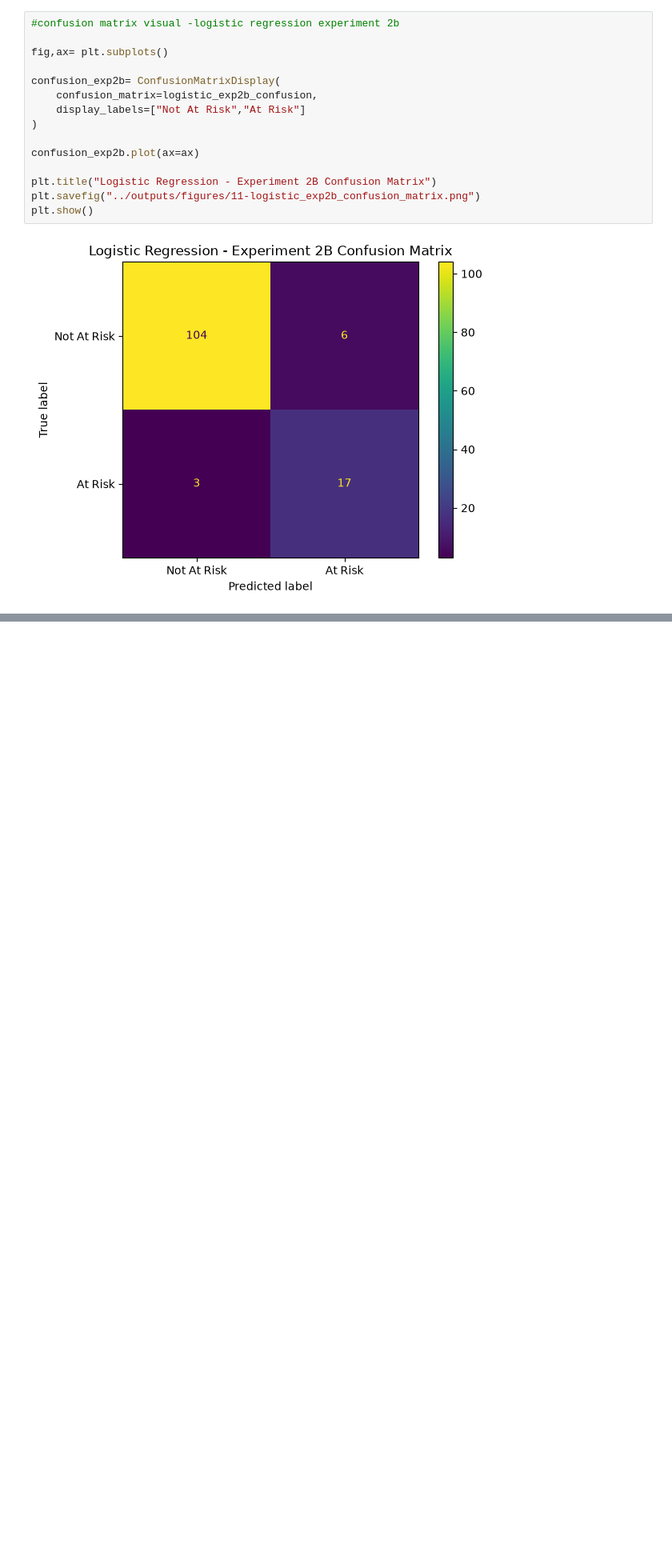
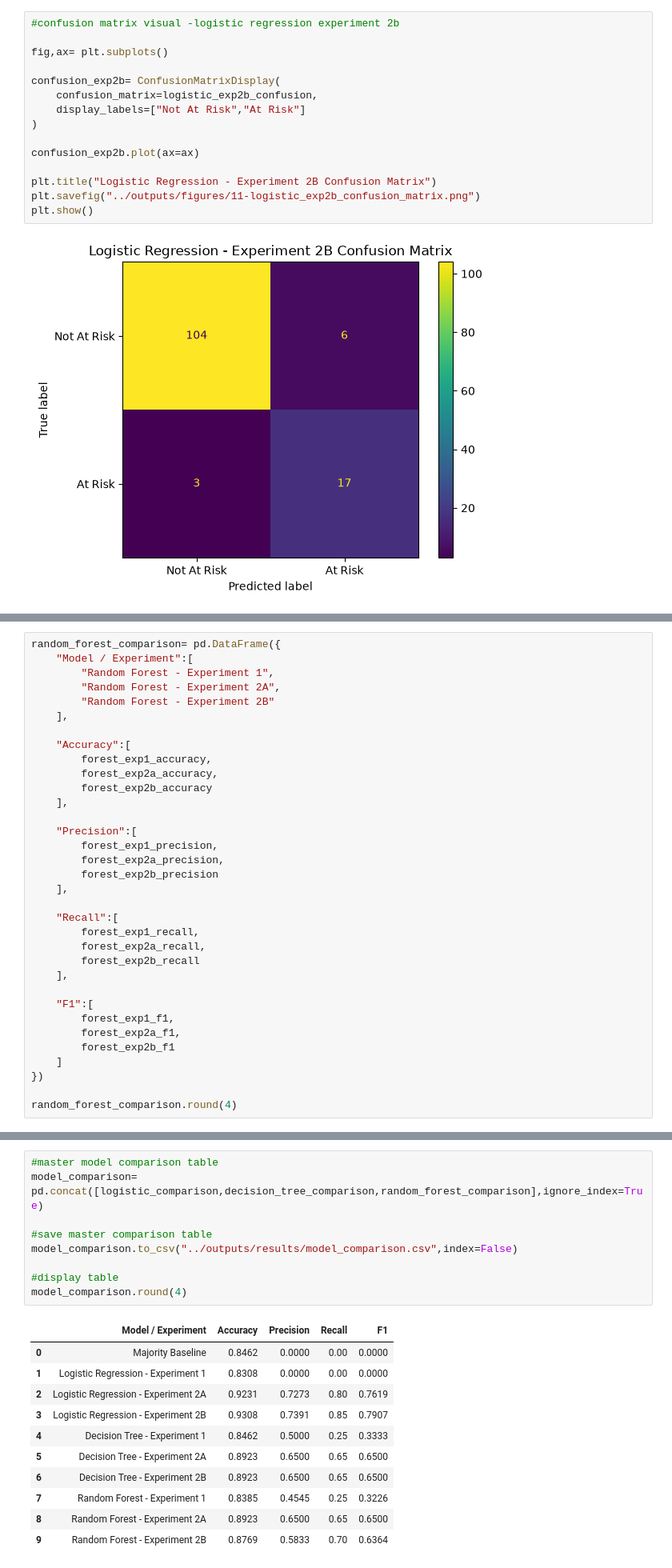
Before and after one commit to fip1234/phronesis, a Jupyter notebook: notebooks/01_eda.ipynb, the cells around one changed output, grey strips where cells are left out. Shown at 80% size. Drawn from its saved outputs; the diff is of its cells as text; blank space fills up the shorter version.

Commit message:
random forest and decision trees

```diff
--- a/notebooks/01_eda.ipynb
+++ b/notebooks/01_eda.ipynb
@@ -966,0 +1365,34 @@ plt.show()
+# %%
+random_forest_comparison= pd.DataFrame({
+    "Model / Experiment":[
+        "Random Forest - Experiment 1",
+        "Random Forest - Experiment 2A",
+        "Random Forest - Experiment 2B"
+    ],
+
+    "Accuracy":[
+        forest_exp1_accuracy,
+        forest_exp2a_accuracy,
+        forest_exp2b_accuracy
+    ],
+
+    "Precision":[
+        forest_exp1_precision,
+        forest_exp2a_precision,
+        forest_exp2b_precision
+    ],
+
+    "Recall":[
+        forest_exp1_recall,
+        forest_exp2a_recall,
+        forest_exp2b_recall
+    ],
+
+    "F1":[
+        forest_exp1_f1,
+        forest_exp2a_f1,
+        forest_exp2b_f1
+    ]
+})
+
+random_forest_comparison.round(4)
@@ -966,0 +1410,21 @@ plt.show()
+# %%
+#master model comparison table
+model_comparison= pd.concat([logistic_comparison,decision_tree_comparison,random_forest_comparison],ignore_index=True)
+
+#save master comparison table
+model_comparison.to_csv("../outputs/results/model_comparison.csv",index=False)
+
+#display table
+model_comparison.round(4)
+# %% [output]
+|  | Model / Experiment | Accuracy | Precision | Recall | F1 |
+| 0 | Majority Baseline | 0.8462 | 0.0000 | 0.00 | 0.0000 |
+| 1 | Logistic Regression - Experiment 1 | 0.8308 | 0.0000 | 0.00 | 0.0000 |
+| 2 | Logistic Regression - Experiment 2A | 0.9231 | 0.7273 | 0.80 | 0.7619 |
+| 3 | Logistic Regression - Experiment 2B | 0.9308 | 0.7391 | 0.85 | 0.7907 |
+| 4 | Decision Tree - Experiment 1 | 0.8462 | 0.5000 | 0.25 | 0.3333 |
+| 5 | Decision Tree - Experiment 2A | 0.8923 | 0.6500 | 0.65 | 0.6500 |
+| 6 | Decision Tree - Experiment 2B | 0.8923 | 0.6500 | 0.65 | 0.6500 |
+| 7 | Random Forest - Experiment 1 | 0.8385 | 0.4545 | 0.25 | 0.3226 |
+| 8 | Random Forest - Experiment 2A | 0.8923 | 0.6500 | 0.65 | 0.6500 |
+| 9 | Random Forest - Experiment 2B | 0.8769 | 0.5833 | 0.70 | 0.6364 |
```
Also changed, not shown: parts of 41 cells of this notebook, 2 other files.
